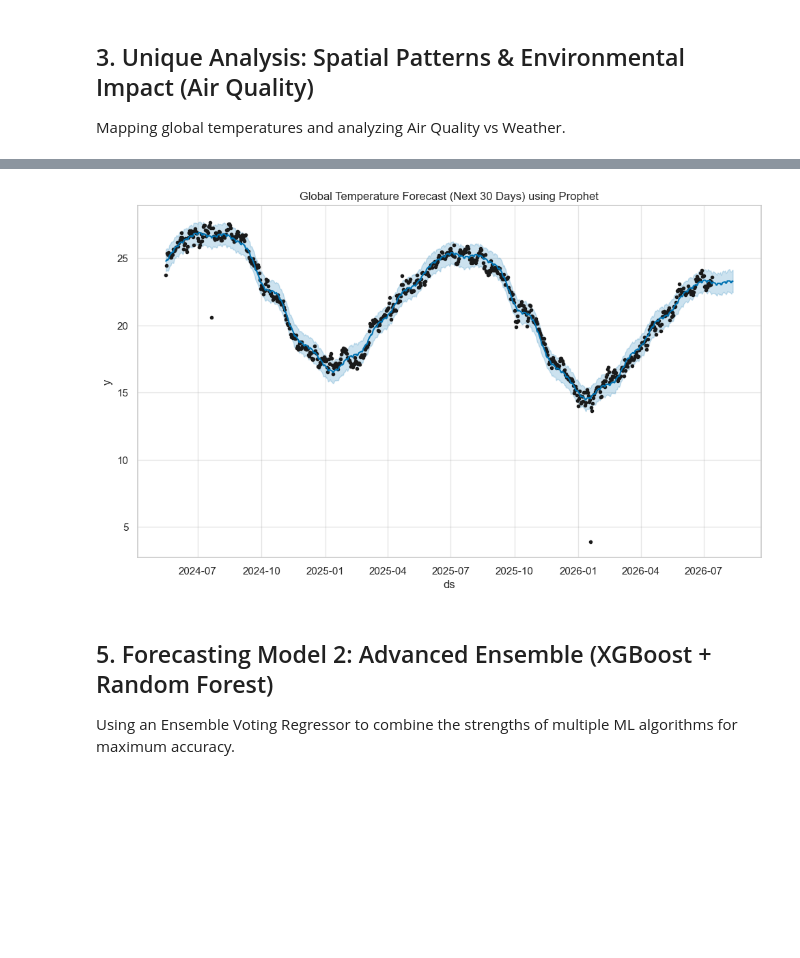
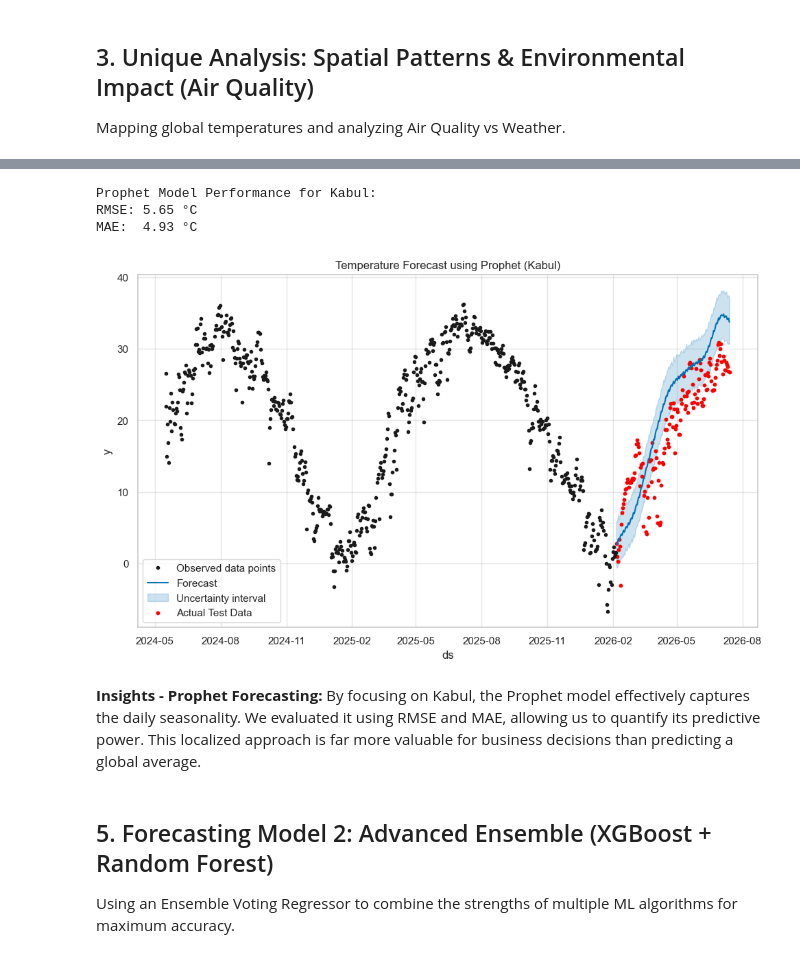
Before and after one commit to tominadal/pm-accelerator-assessment-, a Jupyter notebook: data_science_backend/Weather_Forecasting_Analysis.ipynb, the cells around one changed output, grey strips where cells are left out. Drawn from its saved outputs; the diff is of its cells as text; code cells hidden in the pictures; blank space fills up the shorter version.

```diff
--- a/data_science_backend/Weather_Forecasting_Analysis.ipynb
+++ b/data_science_backend/Weather_Forecasting_Analysis.ipynb
@@ -125,6 +219,18 @@ plt.xlabel('Longitude')
 plt.ylabel('Latitude')
 plt.show()
 
+# Unsupervised Learning: Climate Zone Clustering using K-Means
+kmeans_features = ['temperature_celsius', 'humidity', 'precip_mm']
+kmeans = KMeans(n_clusters=4, random_state=42)
+df['climate_cluster'] = kmeans.fit_predict(df[kmeans_features])
+
+plt.figure(figsize=(12, 7))
+scatter_cluster = plt.scatter(df['longitude'], df['latitude'], c=df['climate_cluster'], cmap='Set1', alpha=0.6, s=10)
+plt.title('Geographical Climate Zones (K-Means Clustering)')
+plt.xlabel('Longitude')
+plt.ylabel('Latitude')
+plt.show()
+
 # Environmental Impact (Air Quality vs Temperature)
 plt.figure(figsize=(10, 6))
 sns.scatterplot(data=df, x='temperature_celsius', y='air_quality_PM2.5', hue='humidity', palette='viridis', alpha=0.7)
@@ -141,19 +251,32 @@ We will aggregate global daily temperatures to forecast general global trends.
 # %%
 
-# Aggregate daily average global temperature
-daily_temp = df.groupby(df['last_updated'].dt.date)['temperature_celsius'].mean().reset_index()
-daily_temp.columns = ['ds', 'y']
+# Filter data for a single location
+city_temp = df[df['location_name'] == 'Kabul'][['last_updated', 'temperature_celsius']].copy()
+city_temp.columns = ['ds', 'y']
+
+# Train/Test Split for time series (last 20% for testing)
+split_idx = int(len(city_temp) * 0.8)
+train_prophet = city_temp.iloc[:split_idx]
+test_prophet = city_temp.iloc[split_idx:]
 
 # Initialize and fit Prophet
-model_prophet = Prophet(daily_seasonality=True)
-model_prophet.fit(daily_temp)
+model_prophet = Prophet(yearly_seasonality=True, daily_seasonality=False)
+model_prophet.fit(train_prophet)
 
-# Create future dataframe (forecast next 30 days)
-future = model_prophet.make_future_dataframe(periods=30)
-forecast = model_prophet.predict(future)
+# Forecast on test dates
+forecast = model_prophet.predict(test_prophet[['ds']])
+
+# Evaluate
+mae_prophet = mean_absolute_error(test_prophet['y'], forecast['yhat'])
+rmse_prophet = np.sqrt(mean_squared_error(test_prophet['y'], forecast['yhat']))
+print(f"Prophet Model Performance for Kabul:")
+print(f"RMSE: {rmse_prophet:.2f} °C")
+print(f"MAE:  {mae_prophet:.2f} °C")
 
 # Plot forecast
 fig1 = model_prophet.plot(forecast)
-plt.title('Global Temperature Forecast (Next 30 Days) using Prophet')
+plt.scatter(test_prophet['ds'], test_prophet['y'], color='red', s=10, label='Actual Test Data')
+plt.title('Temperature Forecast using Prophet (Kabul)')
+plt.legend()
 plt.show()
 # %% [output]
@@ -162,4 +285,10 @@ plt.show()
+Prophet Model Performance for Kabul:
+RMSE: 5.65 °C
+MAE:  4.93 °C
-[figure, old version]
+[figure, new version]
+# %% [markdown]
+**Insights - Prophet Forecasting:**
+By focusing on Kabul, the Prophet model effectively captures the daily seasonality. We evaluated it using RMSE and MAE, allowing us to quantify its predictive power. This localized approach is far more valuable for business decisions than predicting a global average.
 # %% [markdown]
 ## 5. Forecasting Model 2: Advanced Ensemble (XGBoost + Random Forest)
 Using an Ensemble Voting Regressor to combine the strengths of multiple ML algorithms for maximum accuracy.
```
Also changed, not shown: parts of 20 cells of this notebook, 4 other files.
